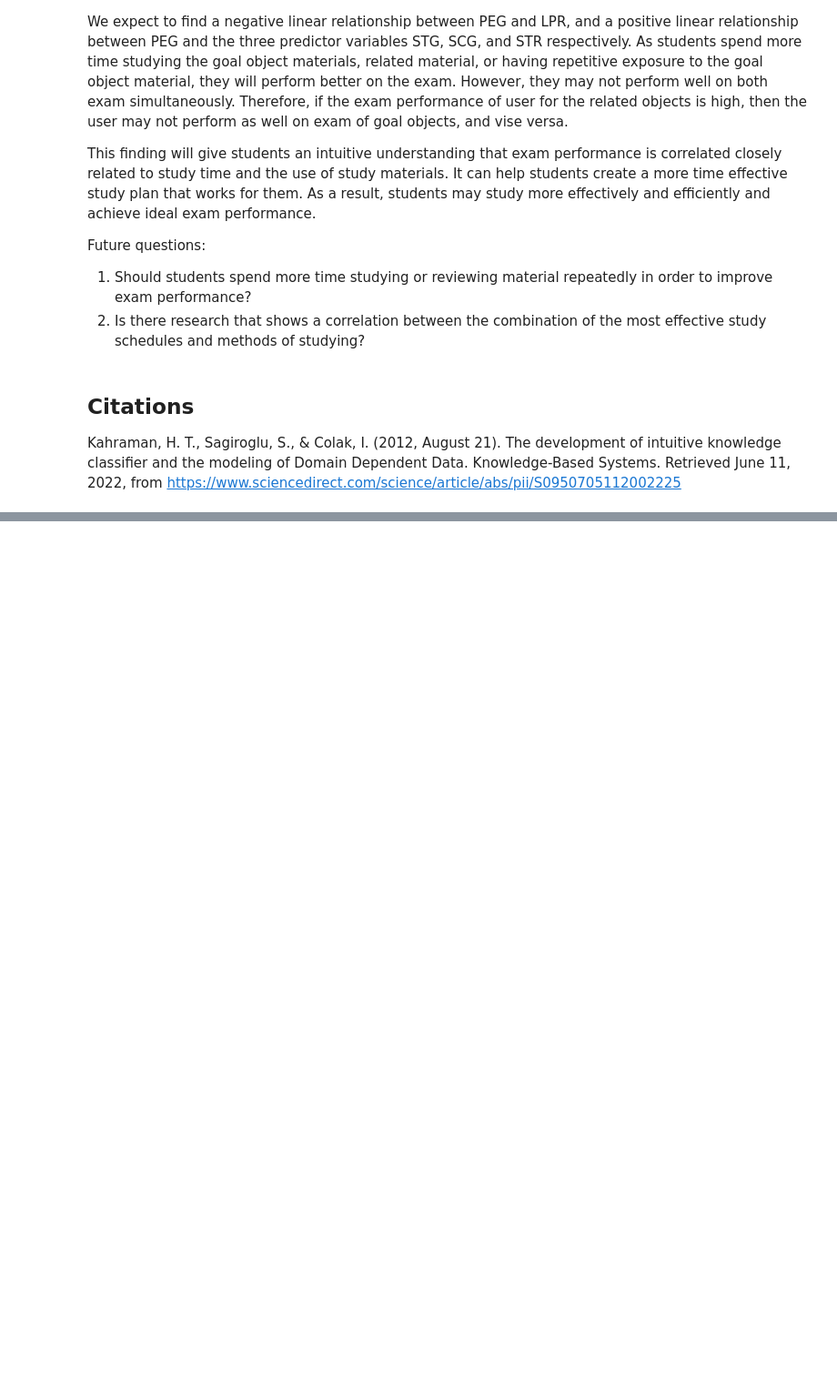
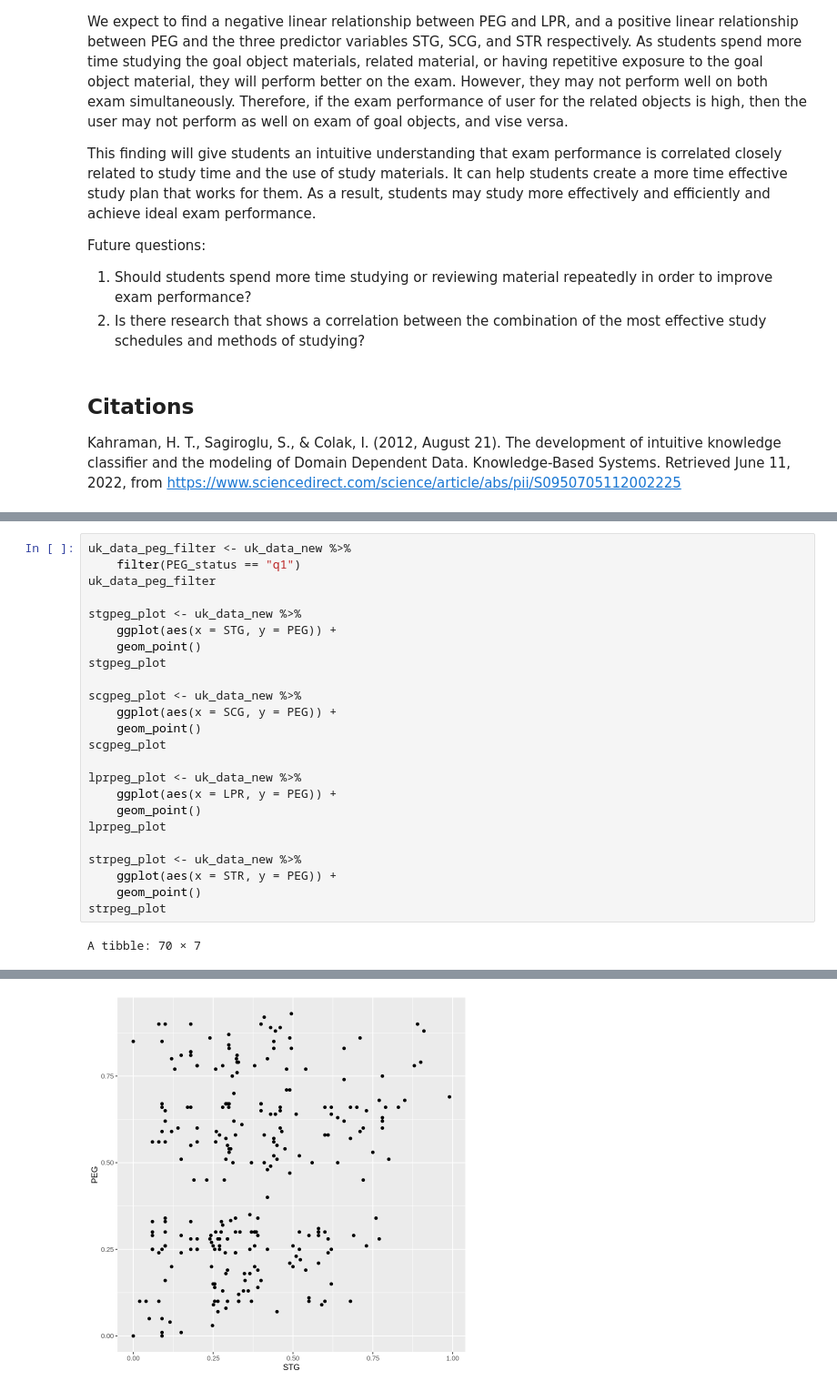
Before and after one commit to jechikaleeu/project-DSCI100, a Jupyter notebook: group24_project_proposal.ipynb, the cells around one changed output, grey strips where cells are left out. Shown at 91% size. Cells and saved outputs as stored; diff of their text form; blank space fills up the shorter version.

Commit message:
graphs

```diff
--- a/group24_project_proposal.ipynb
+++ b/group24_project_proposal.ipynb
@@ -210,0 +326,26 @@ Kahraman, H. T., Sagiroglu, S., &amp; Colak, I. (2012, August 21). The developme
+# %%
+uk_data_peg_filter <- uk_data_new %>%
+    filter(PEG_status == "q1")
+uk_data_peg_filter
+
+stgpeg_plot <- uk_data_new %>%
+    ggplot(aes(x = STG, y = PEG)) +
+    geom_point()
+stgpeg_plot
+
+scgpeg_plot <- uk_data_new %>%
+    ggplot(aes(x = SCG, y = PEG)) +
+    geom_point()
+scgpeg_plot
+
+lprpeg_plot <- uk_data_new %>%
+    ggplot(aes(x = LPR, y = PEG)) +
+    geom_point()
+lprpeg_plot
+
+strpeg_plot <- uk_data_new %>%
+    ggplot(aes(x = STR, y = PEG)) +
+    geom_point()
+strpeg_plot
+# %% [output]
+A tibble: 70 × 7
@@ -210,0 +370 @@ Kahraman, H. T., Sagiroglu, S., &amp; Colak, I. (2012, August 21). The developme
+[figure, added]
```
Also changed, not shown: parts of 10 cells of this notebook.
